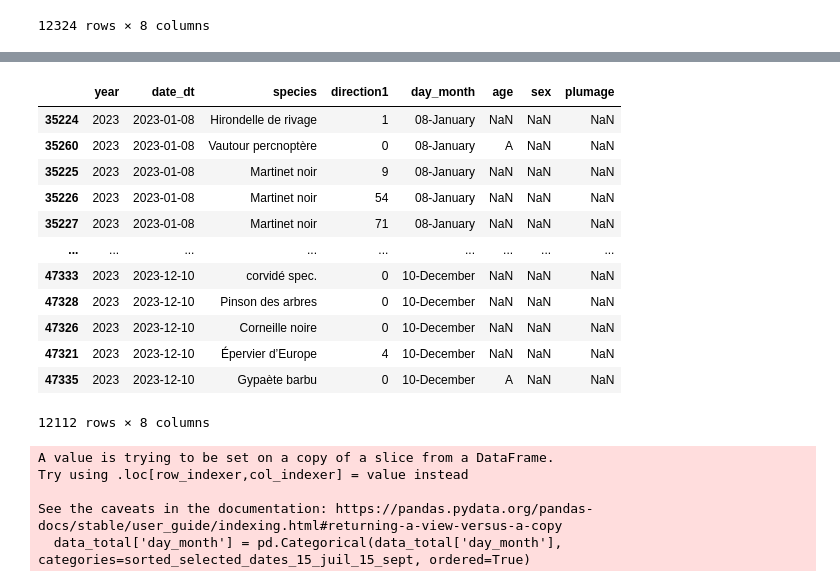
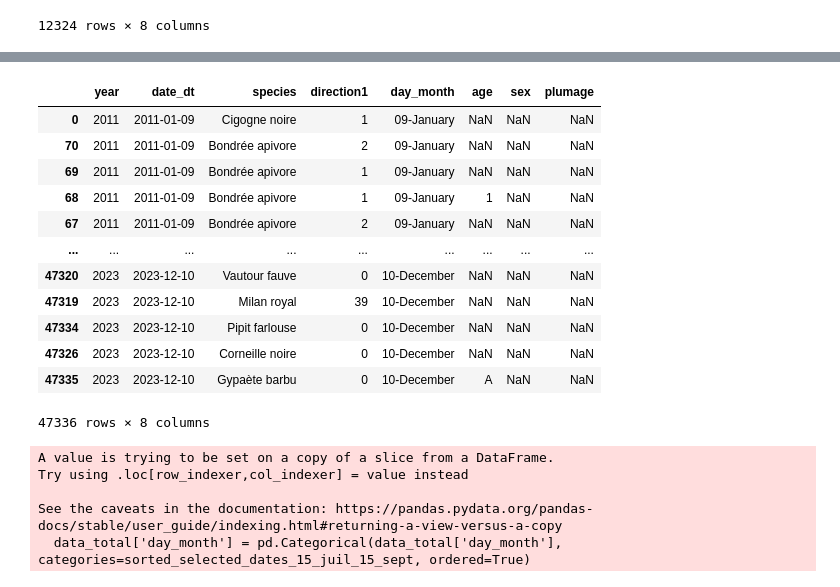
Before and after one commit to amelietatin/oiseaux_cols_libres, a Jupyter notebook: code/9_dernieres_analyses_update.ipynb, the cells around one changed output, grey strips where cells are left out. Saved outputs shown, nothing was run; the diff lists cells and outputs as text; code cells hidden in the pictures.

```diff
--- a/code/9_dernieres_analyses_update.ipynb
+++ b/code/9_dernieres_analyses_update.ipynb
@@ -107,32 +83,32 @@ memory usage: 1.3+ MB
 # %%
-data_hour_2023.loc[:, 'date_dt'] = pd.to_datetime(data_hour_2023['date_dt'])
+data_hour.loc[:, 'date_dt'] = pd.to_datetime(data_hour['date_dt'])
 
-data_hour_2023['day_month'] = data_hour_2023['date_dt'].dt.strftime('%d-%B')
+data_hour['day_month'] = data_hour['date_dt'].dt.strftime('%d-%B')
 
 # Convert month to French
 month_translation = {
     'June': 'juin', 'July': 'juil', 'August': 'août', 'September': 'sept', 'October': 'oct', 'November': 'novembre'
 }
 
-data_hour_2023['day_month'] = data_hour_2023['day_month'].replace(month_translation, regex=True)
-data_hour_2023 = data_hour_2023.sort_values(by='date_dt')
+data_hour['day_month'] = data_hour['day_month'].replace(month_translation, regex=True)
+data_hour = data_hour.sort_values(by='date_dt')
 
-data_hour_2023 = data_hour_2023[['year', 'date_dt', 'species', 'direction1', 'day_month', 'age', 'sex', 'plumage']]
+data_hour_2023 = data_hour[['year', 'date_dt', 'species', 'direction1', 'day_month', 'age', 'sex', 'plumage']]
 data_hour_2023
 # %% [output]
 |  | year | date_dt | species | direction1 | day_month | age | sex | plumage |
-| 35224 | 2023 | 2023-01-08 | Hirondelle de rivage | 1 | 08-January | NaN | NaN | NaN |
-| 35260 | 2023 | 2023-01-08 | Vautour percnoptère | 0 | 08-January | A | NaN | NaN |
-| 35225 | 2023 | 2023-01-08 | Martinet noir | 9 | 08-January | NaN | NaN | NaN |
-| 35226 | 2023 | 2023-01-08 | Martinet noir | 54 | 08-January | NaN | NaN | NaN |
-| 35227 | 2023 | 2023-01-08 | Martinet noir | 71 | 08-January | NaN | NaN | NaN |
+| 0 | 2011 | 2011-01-09 | Cigogne noire | 1 | 09-January | NaN | NaN | NaN |
+| 70 | 2011 | 2011-01-09 | Bondrée apivore | 2 | 09-January | NaN | NaN | NaN |
+| 69 | 2011 | 2011-01-09 | Bondrée apivore | 1 | 09-January | NaN | NaN | NaN |
+| 68 | 2011 | 2011-01-09 | Bondrée apivore | 1 | 09-January | 1 | NaN | NaN |
+| 67 | 2011 | 2011-01-09 | Bondrée apivore | 2 | 09-January | NaN | NaN | NaN |
 | ... | ... | ... | ... | ... | ... | ... | ... | ... |
-| 47333 | 2023 | 2023-12-10 | corvidé spec. | 0 | 10-December | NaN | NaN | NaN |
-| 47328 | 2023 | 2023-12-10 | Pinson des arbres | 0 | 10-December | NaN | NaN | NaN |
+| 47320 | 2023 | 2023-12-10 | Vautour fauve | 0 | 10-December | NaN | NaN | NaN |
+| 47319 | 2023 | 2023-12-10 | Milan royal | 39 | 10-December | NaN | NaN | NaN |
+| 47334 | 2023 | 2023-12-10 | Pipit farlouse | 0 | 10-December | NaN | NaN | NaN |
 | 47326 | 2023 | 2023-12-10 | Corneille noire | 0 | 10-December | NaN | NaN | NaN |
-| 47321 | 2023 | 2023-12-10 | Épervier d’Europe | 4 | 10-December | NaN | NaN | NaN |
 | 47335 | 2023 | 2023-12-10 | Gypaète barbu | 0 | 10-December | A | NaN | NaN |
-12112 rows × 8 columns
+47336 rows × 8 columns
 # %%
 sorted_selected_dates_15_juil_15_sept = [
 
```
Also changed, not shown: parts of 14 cells of this notebook, 2 other files.
